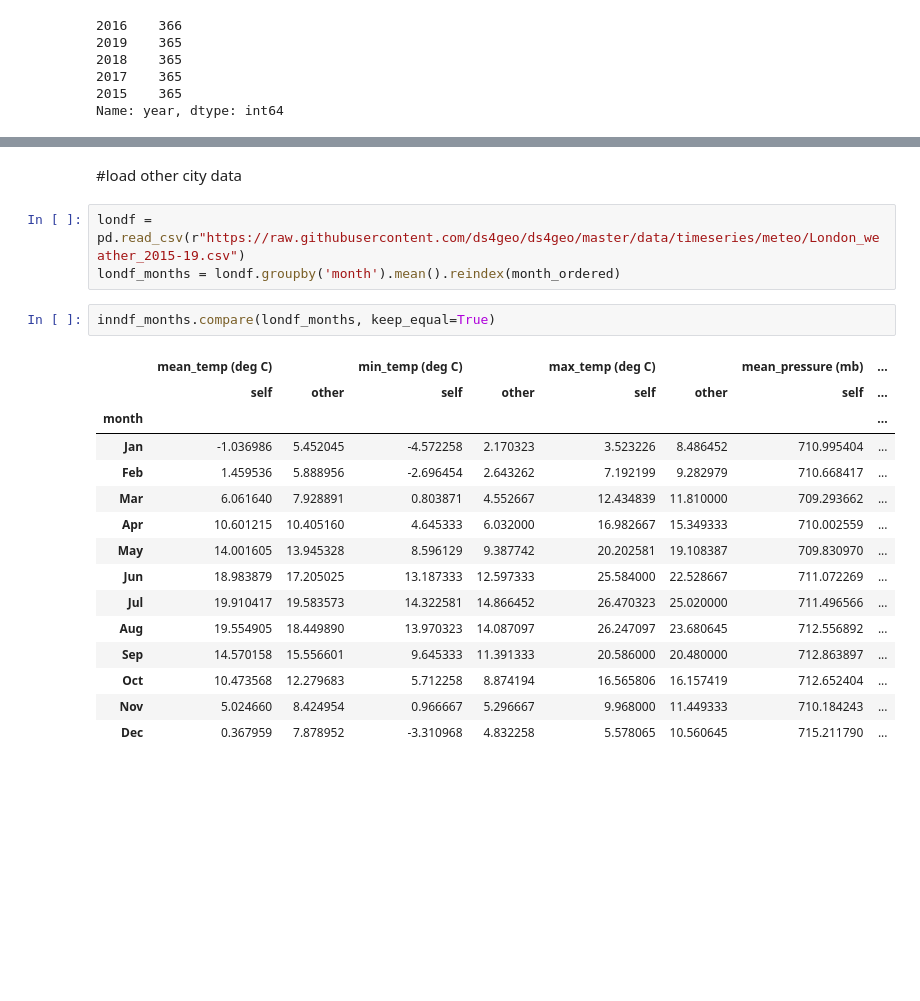
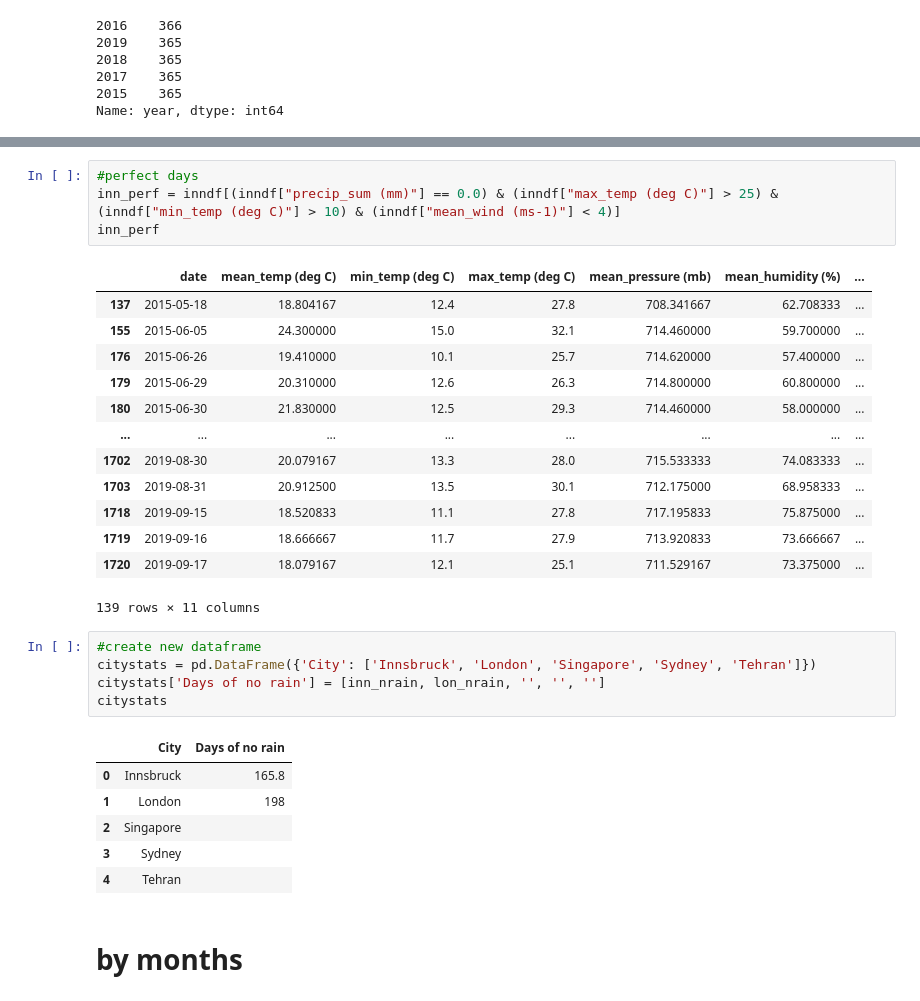
Before and after one commit to dwhew/data_science, a Jupyter notebook: weather.ipynb, the cells around one changed output, grey strips where cells are left out. Saved outputs shown, nothing was run; the diff lists cells and outputs as text; blank space fills up the shorter version.

```diff
--- a/weather.ipynb
+++ b/weather.ipynb
@@ -98,23 +92,32 @@ more ideas on what to look into:
-# %% [markdown]
-#load other city data
-# %%
-londf = pd.read_csv(r"https://raw.githubusercontent.com/ds4geo/ds4geo/master/data/timeseries/meteo/London_weather_2015-19.csv")
-londf_months = londf.groupby('month').mean().reindex(month_ordered)
-# %%
-inndf_months.compare(londf_months, keep_equal=True)
-# %% [output]
-|  | mean_temp (deg C) |  | min_temp (deg C) |  | max_temp (deg C) |  | mean_pressure (mb) | ... |
-|  | self | other | self | other | self | other | self | ... |
-| month |  |  |  |  |  |  |  | ... |
-| Jan | -1.036986 | 5.452045 | -4.572258 | 2.170323 | 3.523226 | 8.486452 | 710.995404 | ... |
-| Feb | 1.459536 | 5.888956 | -2.696454 | 2.643262 | 7.192199 | 9.282979 | 710.668417 | ... |
-| Mar | 6.061640 | 7.928891 | 0.803871 | 4.552667 | 12.434839 | 11.810000 | 709.293662 | ... |
-| Apr | 10.601215 | 10.405160 | 4.645333 | 6.032000 | 16.982667 | 15.349333 | 710.002559 | ... |
-| May | 14.001605 | 13.945328 | 8.596129 | 9.387742 | 20.202581 | 19.108387 | 709.830970 | ... |
-| Jun | 18.983879 | 17.205025 | 13.187333 | 12.597333 | 25.584000 | 22.528667 | 711.072269 | ... |
-| Jul | 19.910417 | 19.583573 | 14.322581 | 14.866452 | 26.470323 | 25.020000 | 711.496566 | ... |
-| Aug | 19.554905 | 18.449890 | 13.970323 | 14.087097 | 26.247097 | 23.680645 | 712.556892 | ... |
-| Sep | 14.570158 | 15.556601 | 9.645333 | 11.391333 | 20.586000 | 20.480000 | 712.863897 | ... |
-| Oct | 10.473568 | 12.279683 | 5.712258 | 8.874194 | 16.565806 | 16.157419 | 712.652404 | ... |
-| Nov | 5.024660 | 8.424954 | 0.966667 | 5.296667 | 9.968000 | 11.449333 | 710.184243 | ... |
-| Dec | 0.367959 | 7.878952 | -3.310968 | 4.832258 | 5.578065 | 10.560645 | 715.211790 | ... |
+# %%
+#perfect days
+inn_perf = inndf[(inndf["precip_sum (mm)"] == 0.0) & (inndf["max_temp (deg C)"] > 25) & (inndf["min_temp (deg C)"] > 10) & (inndf["mean_wind (ms-1)"] < 4)]
+inn_perf
+# %% [output]
+|  | date | mean_temp (deg C) | min_temp (deg C) | max_temp (deg C) | mean_pressure (mb) | mean_humidity (%) | ... |
+| 137 | 2015-05-18 | 18.804167 | 12.4 | 27.8 | 708.341667 | 62.708333 | ... |
+| 155 | 2015-06-05 | 24.300000 | 15.0 | 32.1 | 714.460000 | 59.700000 | ... |
+| 176 | 2015-06-26 | 19.410000 | 10.1 | 25.7 | 714.620000 | 57.400000 | ... |
+| 179 | 2015-06-29 | 20.310000 | 12.6 | 26.3 | 714.800000 | 60.800000 | ... |
+| 180 | 2015-06-30 | 21.830000 | 12.5 | 29.3 | 714.460000 | 58.000000 | ... |
+| ... | ... | ... | ... | ... | ... | ... | ... |
+| 1702 | 2019-08-30 | 20.079167 | 13.3 | 28.0 | 715.533333 | 74.083333 | ... |
+| 1703 | 2019-08-31 | 20.912500 | 13.5 | 30.1 | 712.175000 | 68.958333 | ... |
+| 1718 | 2019-09-15 | 18.520833 | 11.1 | 27.8 | 717.195833 | 75.875000 | ... |
+| 1719 | 2019-09-16 | 18.666667 | 11.7 | 27.9 | 713.920833 | 73.666667 | ... |
+| 1720 | 2019-09-17 | 18.079167 | 12.1 | 25.1 | 711.529167 | 73.375000 | ... |
+139 rows × 11 columns
+# %%
+#create new dataframe
+citystats = pd.DataFrame({'City': ['Innsbruck', 'London', 'Singapore', 'Sydney', 'Tehran']})
+citystats['Days of no rain'] = [inn_nrain, lon_nrain, '', '', '']
+citystats
+# %% [output]
+|  | City | Days of no rain |
+| 0 | Innsbruck | 165.8 |
+| 1 | London | 198 |
+| 2 | Singapore |  |
+| 3 | Sydney |  |
+| 4 | Tehran |  |
+# %% [markdown]
+# by months
```
Also changed, not shown: parts of 15 cells of this notebook.
